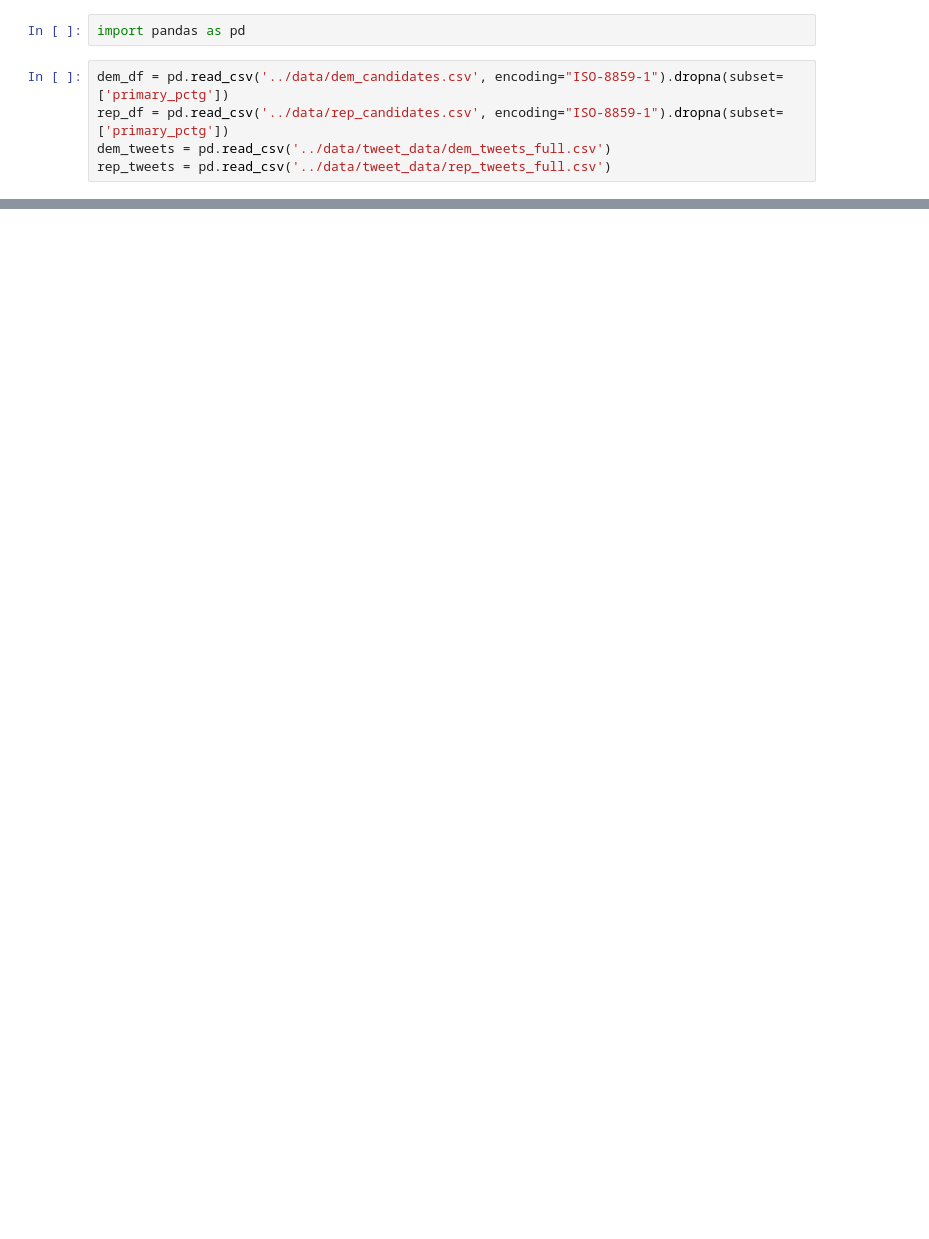
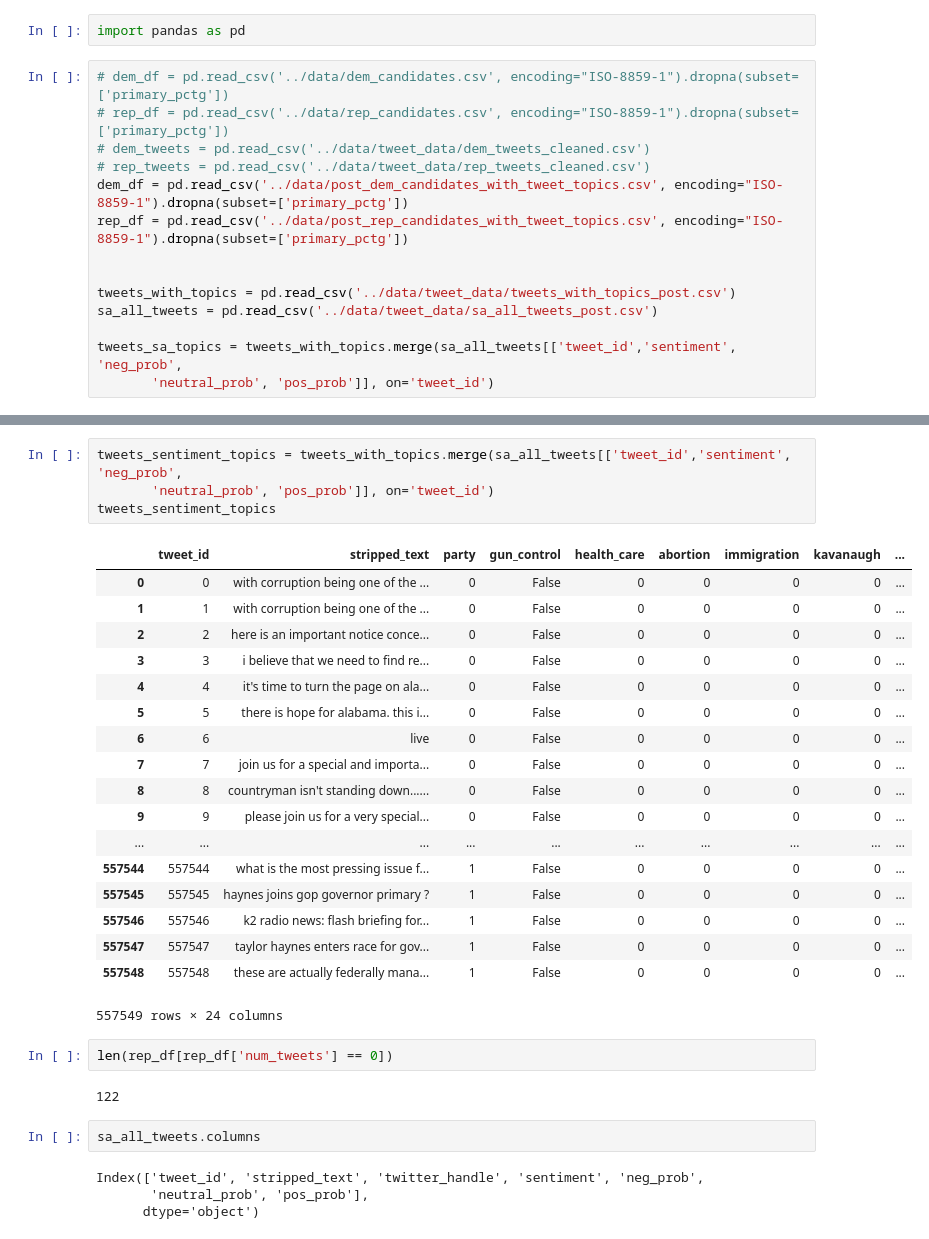
Before and after one commit to charles-tan/POCA, a Jupyter notebook: notebooks/sent_analysis_twitter_data.ipynb, the cells around one changed output, grey strips where cells are left out. Cells and saved outputs as stored; diff of their text form; blank space fills up the shorter version.

Commit message:
working on sentiment thresholds per topic

```diff
--- a/notebooks/sent_analysis_twitter_data.ipynb
+++ b/notebooks/sent_analysis_twitter_data.ipynb
@@ -1,7 +1,16 @@
 # %%
 import pandas as pd
 # %%
-dem_df = pd.read_csv('../data/dem_candidates.csv', encoding="ISO-8859-1").dropna(subset=['primary_pctg'])
-rep_df = pd.read_csv('../data/rep_candidates.csv', encoding="ISO-8859-1").dropna(subset=['primary_pctg'])
-dem_tweets = pd.read_csv('../data/tweet_data/dem_tweets_full.csv')
-rep_tweets = pd.read_csv('../data/tweet_data/rep_tweets_full.csv')
+# dem_df = pd.read_csv('../data/dem_candidates.csv', encoding="ISO-8859-1").dropna(subset=['primary_pctg'])
+# rep_df = pd.read_csv('../data/rep_candidates.csv', encoding="ISO-8859-1").dropna(subset=['primary_pctg'])
+# dem_tweets = pd.read_csv('../data/tweet_data/dem_tweets_cleaned.csv')
+# rep_tweets = pd.read_csv('../data/tweet_data/rep_tweets_cleaned.csv')
+dem_df = pd.read_csv('../data/post_dem_candidates_with_tweet_topics.csv', encoding="ISO-8859-1").dropna(subset=['primary_pctg'])
+rep_df = pd.read_csv('../data/post_rep_candidates_with_tweet_topics.csv', encoding="ISO-8859-1").dropna(subset=['primary_pctg'])
+
+
+tweets_with_topics = pd.read_csv('../data/tweet_data/tweets_with_topics_post.csv')
+sa_all_tweets = pd.read_csv('../data/tweet_data/sa_all_tweets_post.csv')
+
+tweets_sa_topics = tweets_with_topics.merge(sa_all_tweets[['tweet_id','sentiment', 'neg_prob',
+       'neutral_prob', 'pos_prob']], on='tweet_id')
@@ -10 +42,34 @@ NameError: name 'all_tweets' is not defined
+# %%
+tweets_sentiment_topics = tweets_with_topics.merge(sa_all_tweets[['tweet_id','sentiment', 'neg_prob',
+       'neutral_prob', 'pos_prob']], on='tweet_id')
+tweets_sentiment_topics
+# %% [output]
+|  | tweet_id | stripped_text | party | gun_control | health_care | abortion | immigration | kavanaugh | ... |
+| 0 | 0 | with corruption being one of the ... | 0 | False | 0 | 0 | 0 | 0 | ... |
+| 1 | 1 | with corruption being one of the ... | 0 | False | 0 | 0 | 0 | 0 | ... |
+| 2 | 2 | here is an important notice conce... | 0 | False | 0 | 0 | 0 | 0 | ... |
+| 3 | 3 | i believe that we need to find re... | 0 | False | 0 | 0 | 0 | 0 | ... |
+| 4 | 4 | it's time to turn the page on ala... | 0 | False | 0 | 0 | 0 | 0 | ... |
+| 5 | 5 | there is hope for alabama. this i... | 0 | False | 0 | 0 | 0 | 0 | ... |
+| 6 | 6 | live | 0 | False | 0 | 0 | 0 | 0 | ... |
+| 7 | 7 | join us for a special and importa... | 0 | False | 0 | 0 | 0 | 0 | ... |
+| 8 | 8 | countryman isn't standing down...... | 0 | False | 0 | 0 | 0 | 0 | ... |
+| 9 | 9 | please join us for a very special... | 0 | False | 0 | 0 | 0 | 0 | ... |
+| ... | ... | ... | ... | ... | ... | ... | ... | ... | ... |
+| 557544 | 557544 | what is the most pressing issue f... | 1 | False | 0 | 0 | 0 | 0 | ... |
+| 557545 | 557545 | haynes joins gop governor primary ? | 1 | False | 0 | 0 | 0 | 0 | ... |
+| 557546 | 557546 | k2 radio news: flash briefing for... | 1 | False | 0 | 0 | 0 | 0 | ... |
+| 557547 | 557547 | taylor haynes enters race for gov... | 1 | False | 0 | 0 | 0 | 0 | ... |
+| 557548 | 557548 | these are actually federally mana... | 1 | False | 0 | 0 | 0 | 0 | ... |
+557549 rows × 24 columns
+# %%
+len(rep_df[rep_df['num_tweets'] == 0])
+# %% [output]
+122
+# %%
+sa_all_tweets.columns
+# %% [output]
+Index(['tweet_id', 'stripped_text', 'twitter_handle', 'sentiment', 'neg_prob',
+       'neutral_prob', 'pos_prob'],
+      dtype='object')
 # %%
```
Also changed, not shown: parts of 10 cells of this notebook, 2 other files.
